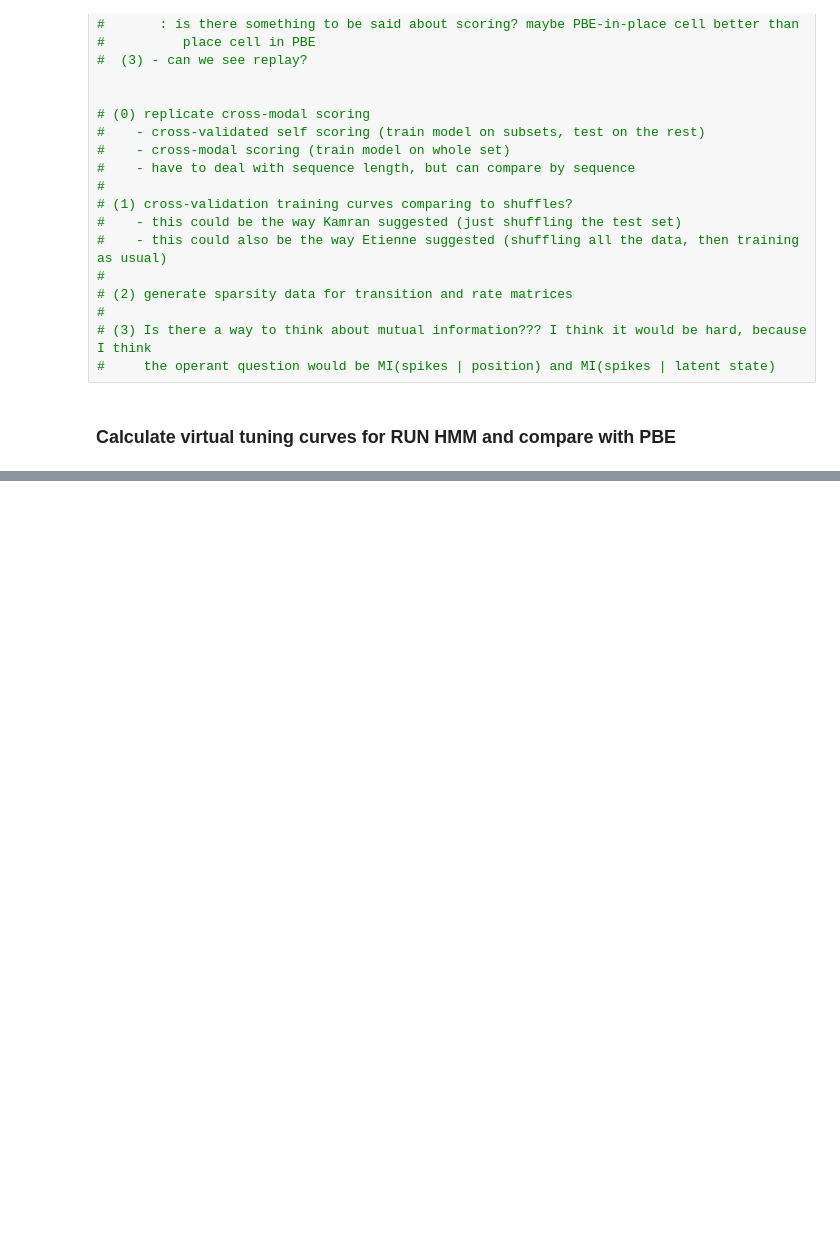
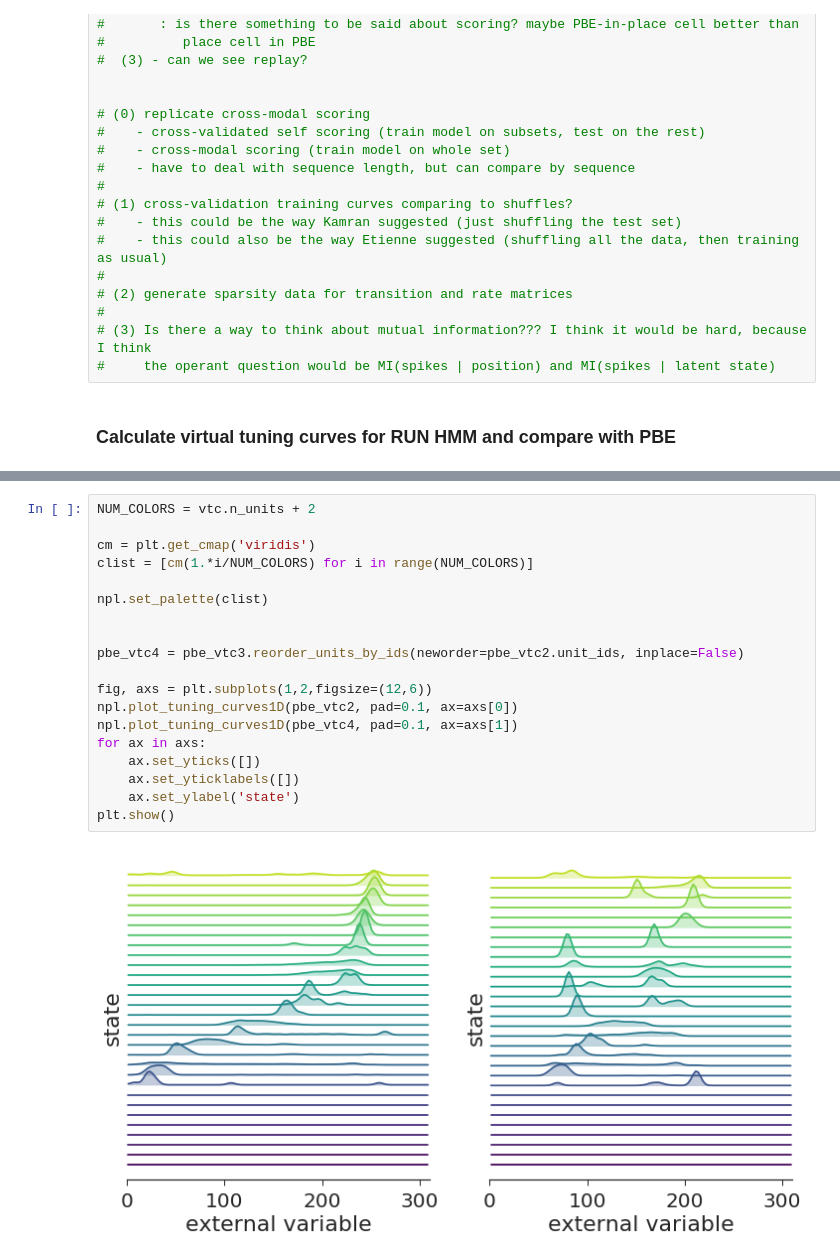
Before and after one commit to ckemere/CloudShuffles, a Jupyter notebook: RUN and PBE VTCs.ipynb, the cells around one changed output, grey strips where cells are left out. Cells and saved outputs as stored; diff of their text form; blank space fills up the shorter version.

```diff
--- a/RUN and PBE VTCs.ipynb
+++ b/RUN and PBE VTCs.ipynb
@@ -297,0 +326,21 @@ for vtc in vtcs_run:
+# %%
+NUM_COLORS = vtc.n_units + 2
+
+cm = plt.get_cmap('viridis')
+clist = [cm(1.*i/NUM_COLORS) for i in range(NUM_COLORS)]
+
+npl.set_palette(clist)
+
+
+pbe_vtc4 = pbe_vtc3.reorder_units_by_ids(neworder=pbe_vtc2.unit_ids, inplace=False)
+
+fig, axs = plt.subplots(1,2,figsize=(12,6))
+npl.plot_tuning_curves1D(pbe_vtc2, pad=0.1, ax=axs[0])
+npl.plot_tuning_curves1D(pbe_vtc4, pad=0.1, ax=axs[1])
+for ax in axs:
+    ax.set_yticks([])
+    ax.set_yticklabels([])
+    ax.set_ylabel('state')
+plt.show()
+# %% [output]
+[figure, added]
```
Also changed, not shown: parts of 7 cells of this notebook.
